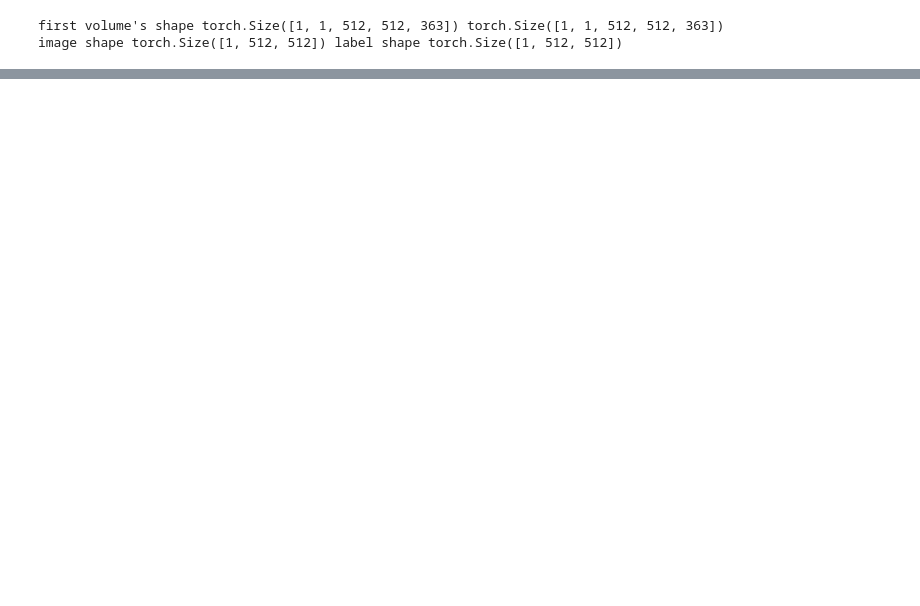
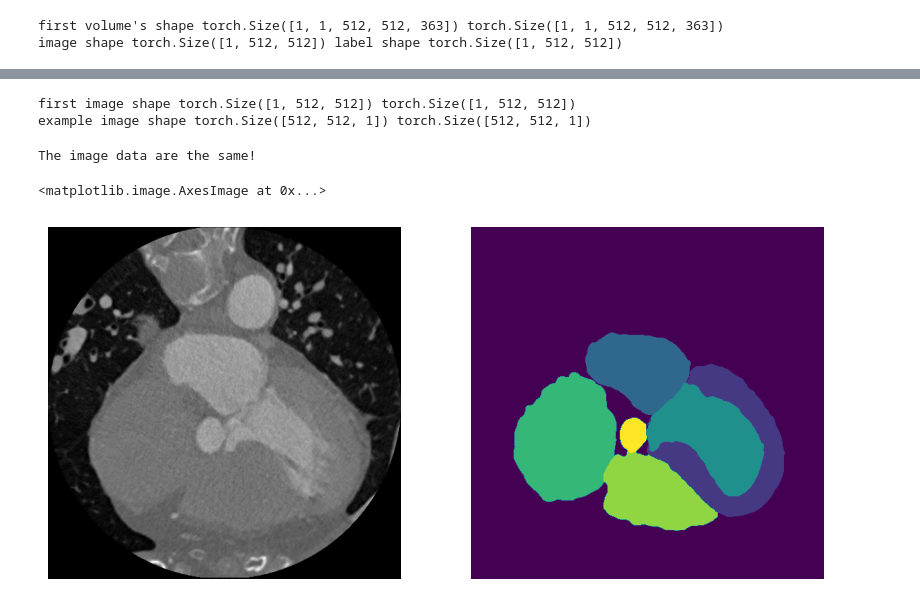
Before and after one commit to Trustworthy-AI-UU-NKI/Cross-Modal-Segmentation, a Jupyter notebook: data_processing/data_analysis_vis.ipynb, the cells around one changed output, grey strips where cells are left out. Saved outputs shown, nothing was run; the diff lists cells and outputs as text; code cells hidden in the pictures; blank space fills up the shorter version.

Commit message:
Finished data analysis part

```diff
--- a/data_processing/data_analysis_vis.ipynb
+++ b/data_processing/data_analysis_vis.ipynb
@@ -27,7 +26,9 @@ import torch
 # Example CT dataset
 # %%
 data_dir = "../MMWHS_Dataset/ct_train"
-images = sorted(glob.glob(os.path.join(data_dir, "ct_train_1001_image.nii.gz")))
-labels = sorted(glob.glob(os.path.join(data_dir, "ct_train_1001_label.nii.gz")))
+images = sorted(glob.glob(os.path.join(data_dir, "ct_train_*_image.nii.gz")))
+labels = sorted(glob.glob(os.path.join(data_dir, "ct_train_*_label.nii.gz")))
 
 example_dataset = [{"img": img, "seg": seg} for img, seg in zip(images, labels)]
+print(len(example_dataset))
+print(example_dataset[18])
@@ -83,0 +100,8 @@ AttributeError: 'MetaTensor' object has no attribute 'UpdateOutputInformation'
+# %%
+filename = "preprocessed/ct_train/images/slice_170.nii.gz"
+example_im = LoadImage(image_only=True, ensure_channel_first=True, simple_keys=True)(filename)
+print(f"image data shape: {example_im.shape}")
+
+filename = "preprocessed/ct_train/labels/slice_170.nii.gz"
+example_label = LoadImage(image_only=True, ensure_channel_first=True, simple_keys=True)(filename)
+print(f"label data shape: {example_label.shape}")
@@ -94,0 +127,25 @@ plt.imshow(middle_label.T)
+# %%
+example_im = example_im.squeeze(3).squeeze(3)
+example_label = example_label.squeeze(3).squeeze(3)
+
+print("first image shape", middle_image.shape, middle_label.shape)
+print("example image shape", example_im.shape, example_label.shape)
+# %% [output]
+first image shape torch.Size([1, 512, 512]) torch.Size([1, 512, 512])
+example image shape torch.Size([512, 512, 1]) torch.Size([512, 512, 1])
+# %%
+if torch.allclose(example_im, middle_image.T):# and torch.allclose(example_label, middle_label.T):
+    print("The image data are the same!")
+    # label is not the same due to chance in the MapLabelValued transform
+
+plt.figure(figsize=(10, 5))
+plt.subplot(1, 2, 1)
+plt.axis("off")
+plt.imshow(example_im, cmap="gray")
+plt.subplot(1, 2, 2)
+plt.axis("off")
+plt.imshow(example_label)
+# %% [output]
+The image data are the same!
+<matplotlib.image.AxesImage at 0x...>
+[figure, added]
```
Also changed, not shown: parts of 7 cells of this notebook, 1 other file.
